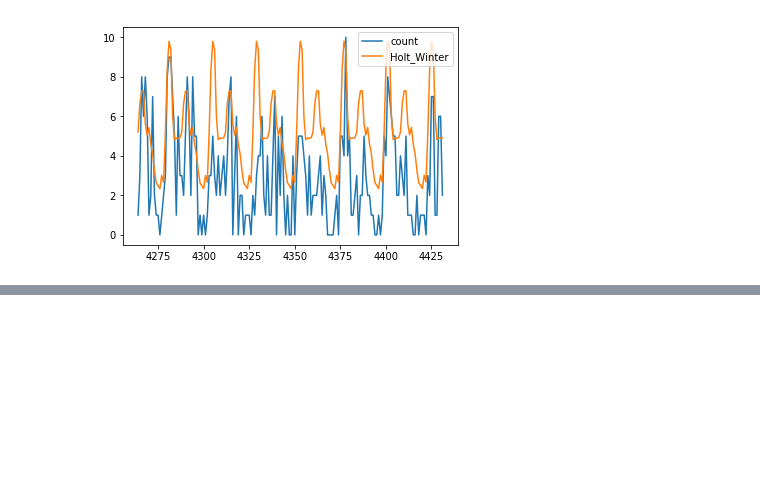
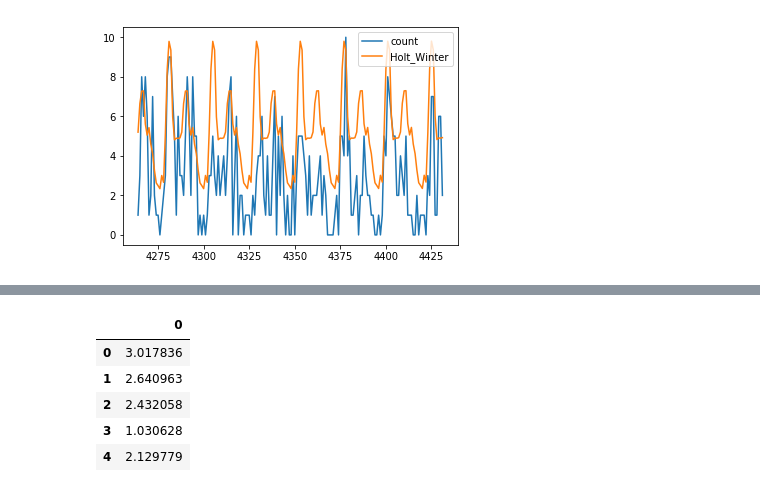
Before and after one commit to YarrDOpanas/INT20h-2019, a Jupyter notebook: main.ipynb, the cells around one changed output, grey strips where cells are left out. Cells and saved outputs as stored; diff of their text form; code cells hidden in the pictures; blank space fills up the shorter version.

```diff
--- a/main.ipynb
+++ b/main.ipynb
@@ -354,0 +314,10 @@ KeyboardInterrupt:
+# %%
+rmse = pd.DataFrame(rmse)
+rmse.head()
+# %% [output]
+|  | 0 |
+| 0 | 3.017836 |
+| 1 | 2.640963 |
+| 2 | 2.432058 |
+| 3 | 1.030628 |
+| 4 | 2.129779 |
```
Also changed, not shown: parts of 16 cells of this notebook, 1 other file.
